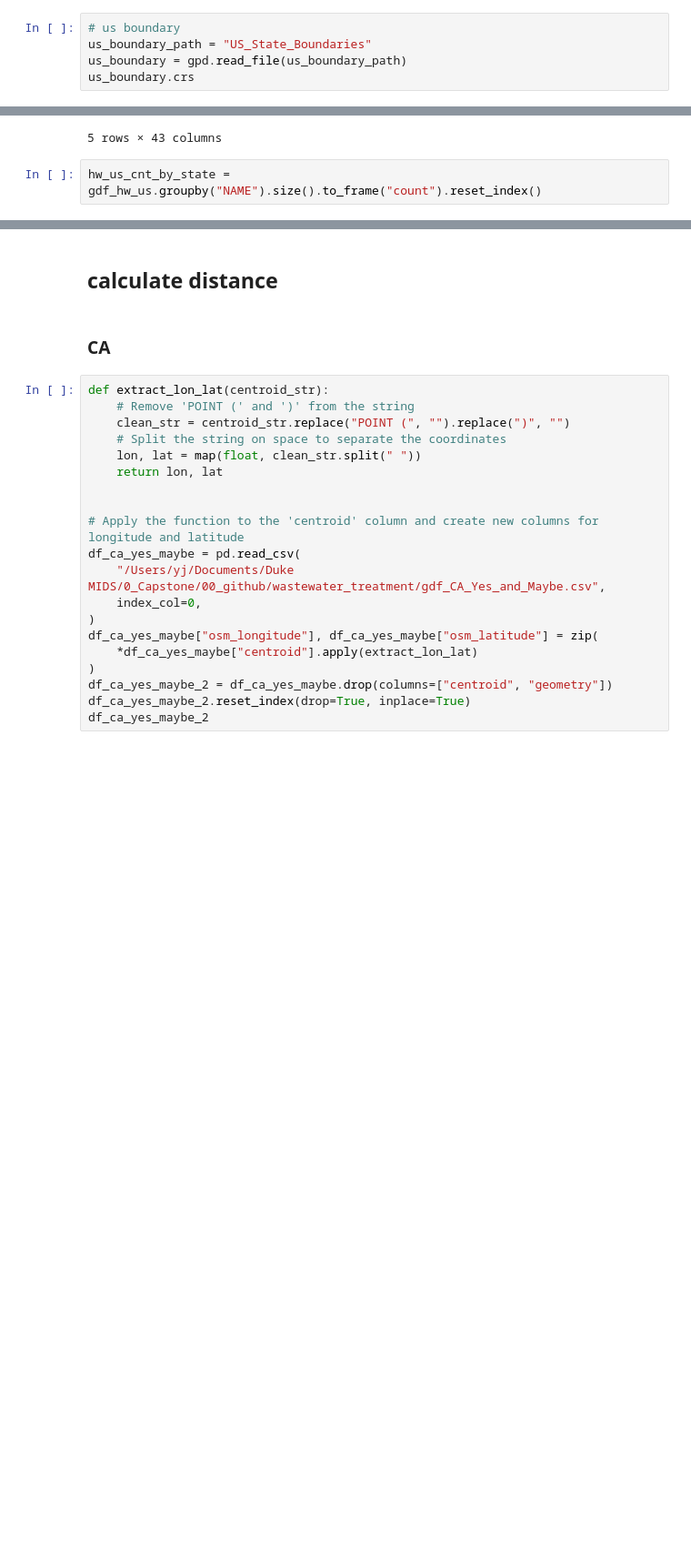
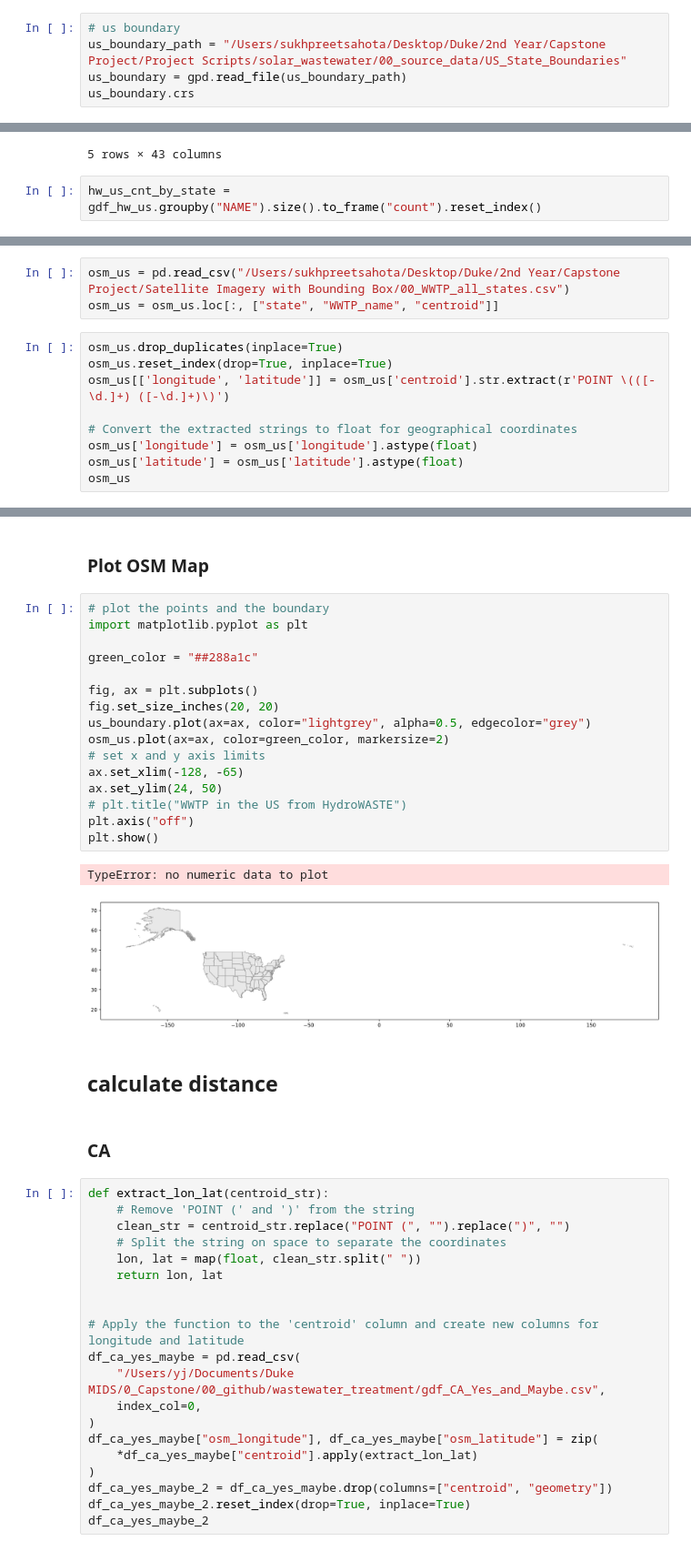
Before and after one commit to Yer1k/solar_wastewater, a Jupyter notebook: 10_code/hydrowaste_vs_osm.ipynb, the cells around one changed output, grey strips where cells are left out. Shown: that part at 91% size. Cells and saved outputs as stored; diff of their text form; blank space fills up the shorter version.

```diff
--- a/10_code/hydrowaste_vs_osm.ipynb
+++ b/10_code/hydrowaste_vs_osm.ipynb
@@ -54,7 +46,7 @@ gdf_hw_us.head()
 5 rows × 26 columns
 # %%
 # us boundary
-us_boundary_path = "US_State_Boundaries"
+us_boundary_path = "/Users/sukhpreetsahota/Desktop/Duke/2nd Year/Capstone Project/Project Scripts/solar_wastewater/00_source_data/US_State_Boundaries"
 us_boundary = gpd.read_file(us_boundary_path)
 us_boundary.crs
 # %% [output]
@@ -88,0 +85,12 @@ hw_us_cnt_by_state = gdf_hw_us.groupby("NAME").size().to_frame("count").reset_in
+# %%
+osm_us = pd.read_csv("/Users/sukhpreetsahota/Desktop/Duke/2nd Year/Capstone Project/Satellite Imagery with Bounding Box/00_WWTP_all_states.csv")
+osm_us = osm_us.loc[:, ["state", "WWTP_name", "centroid"]]
+# %%
+osm_us.drop_duplicates(inplace=True)
+osm_us.reset_index(drop=True, inplace=True)
+osm_us[['longitude', 'latitude']] = osm_us['centroid'].str.extract(r'POINT \(([-\d.]+) ([-\d.]+)\)')
+
+# Convert the extracted strings to float for geographical coordinates
+osm_us['longitude'] = osm_us['longitude'].astype(float)
+osm_us['latitude'] = osm_us['latitude'].astype(float)
+osm_us
@@ -89,3 +111,24 @@ hw_us_cnt_by_state = gdf_hw_us.groupby("NAME").size().to_frame("count").reset_in
+# %% [markdown]
+### Plot OSM Map
+# %%
+# plot the points and the boundary
+import matplotlib.pyplot as plt
+
+green_color = "##288a1c"
+
+fig, ax = plt.subplots()
+fig.set_size_inches(20, 20)
+us_boundary.plot(ax=ax, color="lightgrey", alpha=0.5, edgecolor="grey")
+osm_us.plot(ax=ax, color=green_color, markersize=2)
+# set x and y axis limits
+ax.set_xlim(-128, -65)
+ax.set_ylim(24, 50)
+# plt.title("WWTP in the US from HydroWASTE")
+plt.axis("off")
+plt.show()
+# %% [output]
+TypeError: no numeric data to plot
+[figure, added]
 # %% [markdown]
 ## calculate distance
 # %% [markdown]
```
Also changed, not shown: parts of 4 cells of this notebook.
